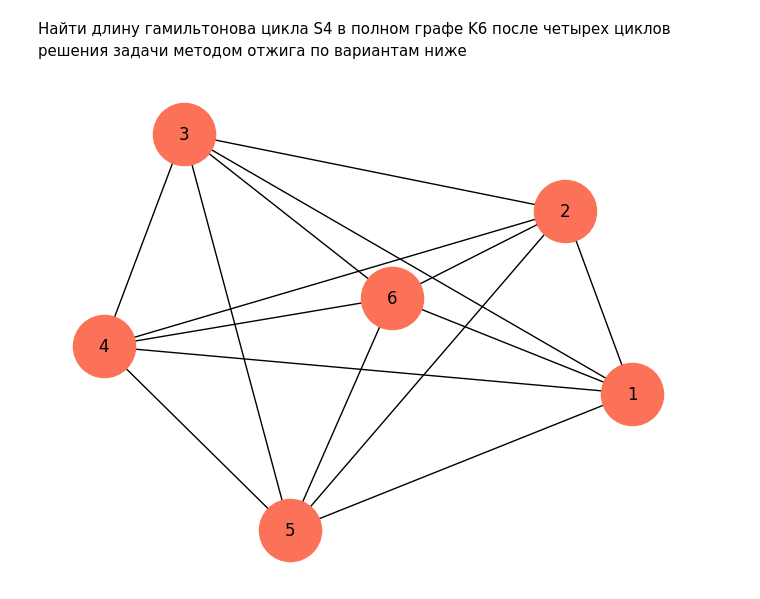
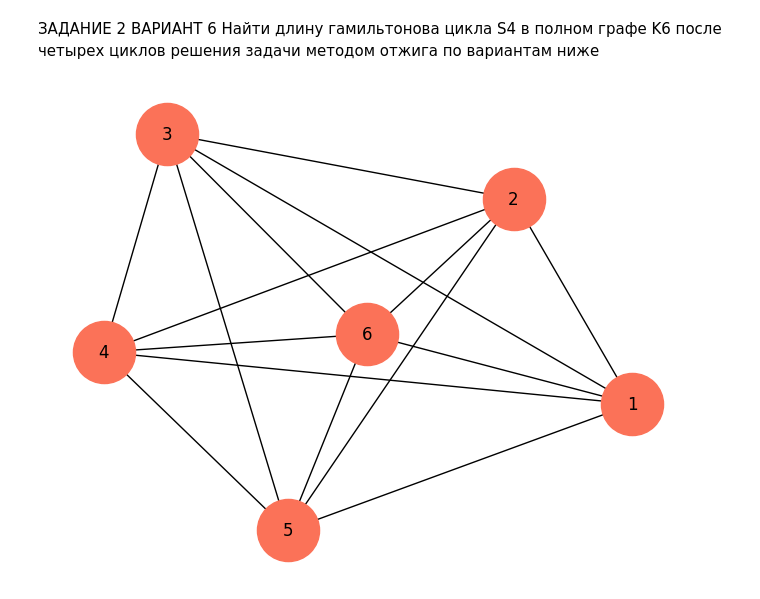
Before and after one commit to smurfac4/II, a Jupyter notebook: artificial intelligence/6/6_тетрадь_Ульянов_Никита_Владимирович_ИКБО_29_22.ipynb, the cells around one changed output. Cells and saved outputs as stored; diff of their text form; code cells hidden in the pictures.

```diff
--- a/artificial intelligence/6/6_тетрадь_Ульянов_Никита_Владимирович_ИКБО_29_22.ipynb
+++ b/artificial intelligence/6/6_тетрадь_Ульянов_Никита_Владимирович_ИКБО_29_22.ipynb
@@ -94,49 +320,49 @@ max Z: 0.23529411764705882
 # %% [markdown]
-Найти длину гамильтонова цикла S4 в полном графе K6 после четырех
+ЗАДАНИЕ 2 ВАРИАНТ 6 Найти длину гамильтонова цикла S4 в полном графе K6 после четырех
 циклов решения задачи методом отжига по вариантам ниже
 # %%
 import networkx as nx
 from math import e
 
-distances = [(1, 2,19),
-            (1, 3, 39),
-            (1, 4, 35),
-            (1, 5, 26),
-            (1, 6, 18),
+distances = [(1, 2,22),
+            (1, 3, 43),
+            (1, 4, 39),
+            (1, 5, 28),
+            (1, 6, 20),
             (2, 3,26),
             (2, 4, 33),
-            (2, 5, 37),
-            (2, 6, 14),
+            (2, 5, 36),
+            (2, 6, 17),
             (3, 4, 22),
-            (3, 5, 41),
-            (3, 6, 21),
+            (3, 5, 40),
+            (3, 6, 24),
             (4, 5, 22),
             (4, 6, 19),
-            (5, 6, 24)] # длины рёбер
-V = [1, 4, 2,3,5,6,1] # последовательность прохождения маршрута
-Z = [(5,2),
-    (4, 5),
-    (2,3),
-    (3,4)] # последовательность замен вершин
-P = [88,54,24,64] # случайные числа, быпавшие в процессе счёта
+            (5, 6, 20)] # длины рёбер
+V = [1, 3, 4, 5, 6, 2 ,1] # последовательность прохождения маршрута
+Z = [(2,4),
+    (4, 6),
+    (3,5),
+    (5,2)] # последовательность замен вершин
+P = [51,23,29,31] # случайные числа, быпавшие в процессе счёта
 T = 100 # начальная температура
 
 # функция бероятности
 def probability(delta, T):
     return 100 * e ** (-delta / T)
 
 # функция изменения температуры
 def reductTemp(prevT):
     nextT = 0.5 * prevT
     return nextT
 
 graph = nx.Graph() # создание пустого графа
 graph.add_weighted_edges_from(distances) # добавление весов рёбер
 
 # отрисовка графа с заданными бершинами
 nx.draw_kamada_kawai(graph, node_color = '#fb7258', node_size = 2000, with_labels = True)
 # %% [output]
-[figure, old version]
+[figure, new version]
 # %%
 # вычисление длины ребра
 def edgeLength(i, j, distances, roundTrip = True):
```
Also changed, not shown: parts of 9 cells of this notebook, 3 other files.
